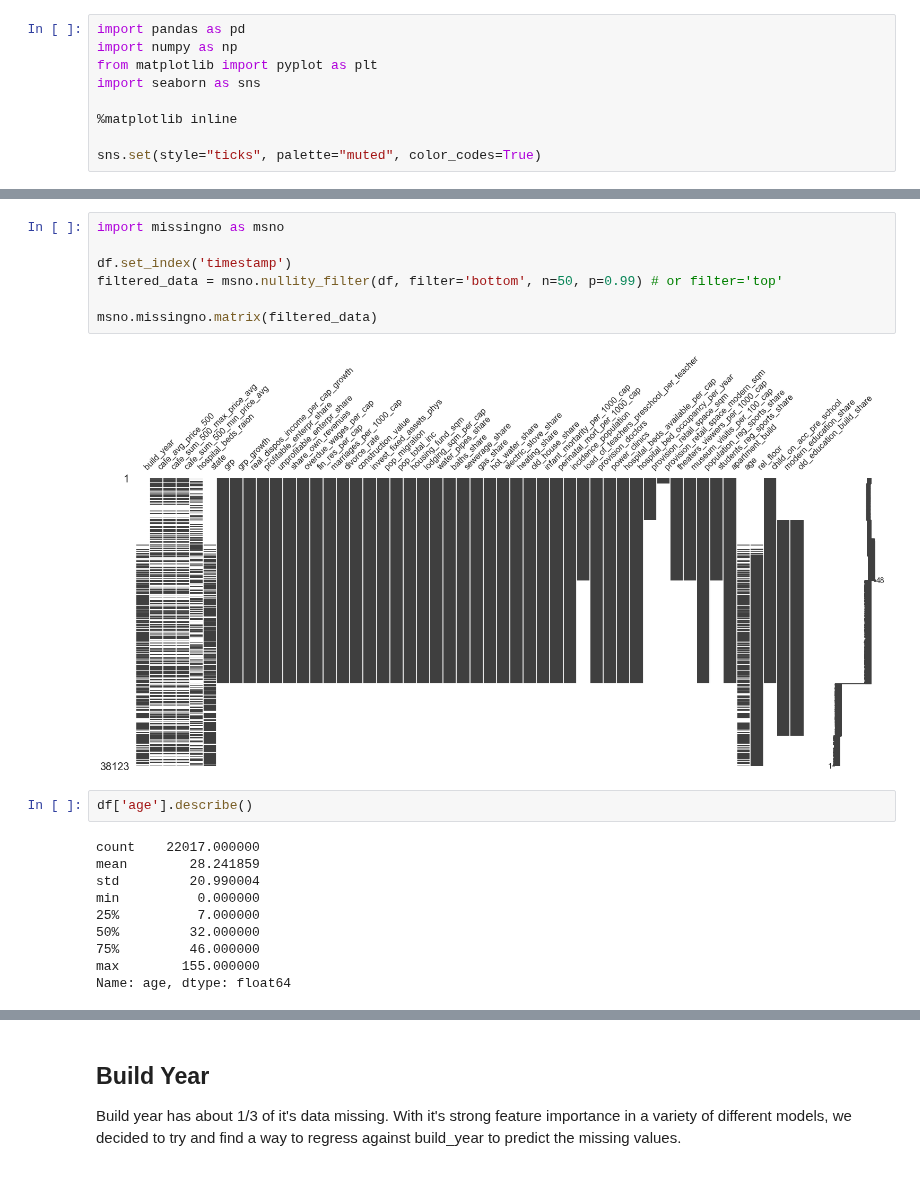
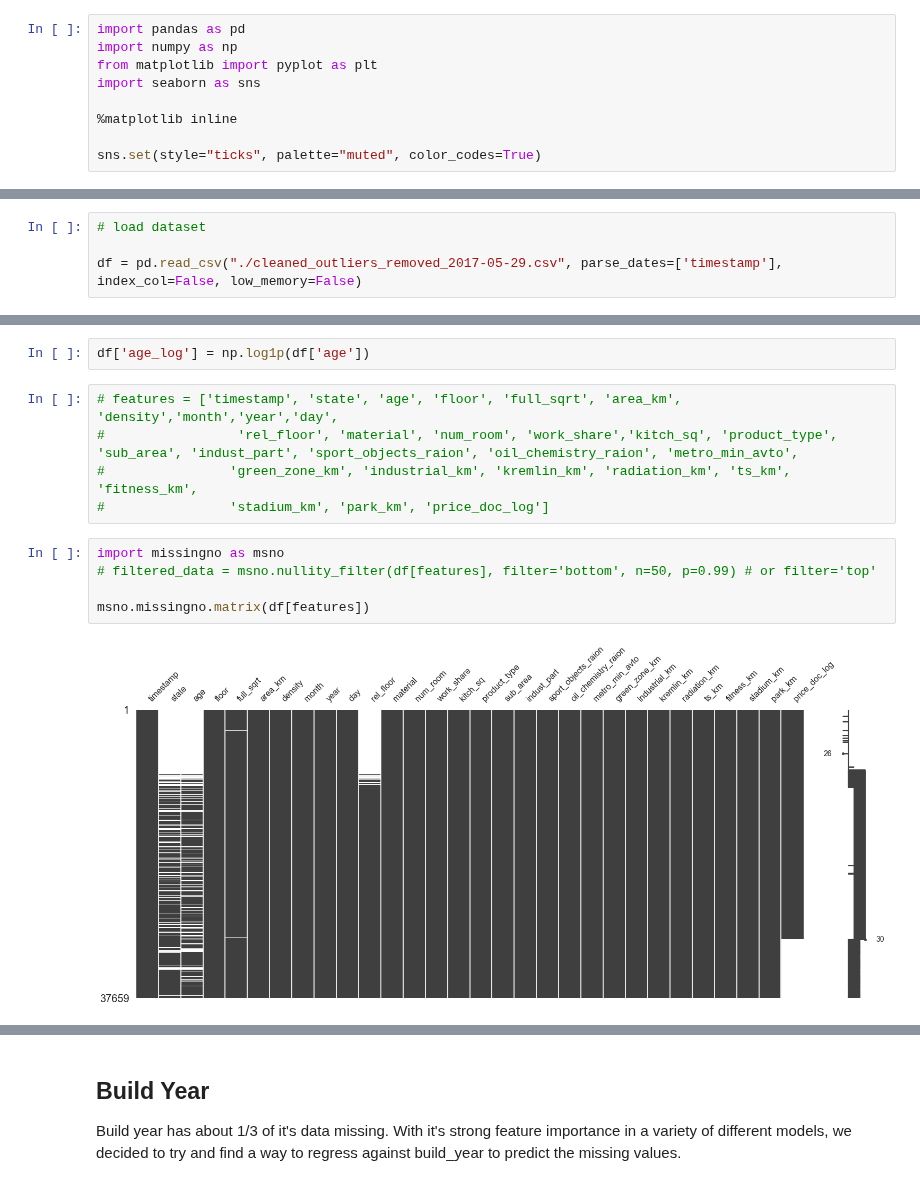
Before and after one commit to nycdatasci/bootcamp009_project, a Jupyter notebook: Project3-MachineLearning/romi_reza_sean_pradeep_andrew/EDA/Predictive Imputing - Build Year.ipynb, the cells around one changed output, grey strips where cells are left out. Saved outputs shown, nothing was run; the diff lists cells and outputs as text.

Commit message:
added slide images and various unsuccesful predictions

```diff
--- a/Project3-MachineLearning/romi_reza_sean_pradeep_andrew/EDA/Predictive Imputing - Build Year.ipynb
+++ b/Project3-MachineLearning/romi_reza_sean_pradeep_andrew/EDA/Predictive Imputing - Build Year.ipynb
@@ -58,3 +36,7 @@ df = pd.read_csv("./cleaned_df_no_scaling_or_outlier_removal_2017-05-28.csv", pa
+# %%
+# load dataset
+
+df = pd.read_csv("./cleaned_outliers_removed_2017-05-29.csv", parse_dates=['timestamp'], index_col=False, low_memory=False)
 # %%
 import seaborn as sns
 
@@ -66,24 +48,17 @@ sns.distplot(df['price_doc_log'].dropna())
 # %% [output]
 <matplotlib.axes._subplots.AxesSubplot at 0x...>
 [figure]
+# %%
+df['age_log'] = np.log1p(df['age'])
+# %%
+# features = ['timestamp', 'state', 'age', 'floor', 'full_sqrt', 'area_km', 'density','month','year','day',
+#                 'rel_floor', 'material', 'num_room', 'work_share','kitch_sq', 'product_type', 'sub_area', 'indust_part', 'sport_objects_raion', 'oil_chemistry_raion', 'metro_min_avto',
+#                'green_zone_km', 'industrial_km', 'kremlin_km', 'radiation_km', 'ts_km', 'fitness_km',
+#                'stadium_km', 'park_km', 'price_doc_log']
 # %%
 import missingno as msno
+# filtered_data = msno.nullity_filter(df[features], filter='bottom', n=50, p=0.99) # or filter='top'
 
-df.set_index('timestamp')
-filtered_data = msno.nullity_filter(df, filter='bottom', n=50, p=0.99) # or filter='top'
-
-msno.missingno.matrix(filtered_data)
+msno.missingno.matrix(df[features])
 # %% [output]
-[figure, old version]
+[figure, new version]
-# %%
-df['age'].describe()
-# %% [output]
-count    22017.000000
-mean        28.241859
-std         20.990004
-min          0.000000
-25%          7.000000
-50%         32.000000
-75%         46.000000
-max        155.000000
-Name: age, dtype: float64
```
Also changed, not shown: parts of 20 cells of this notebook, 13 other files.
